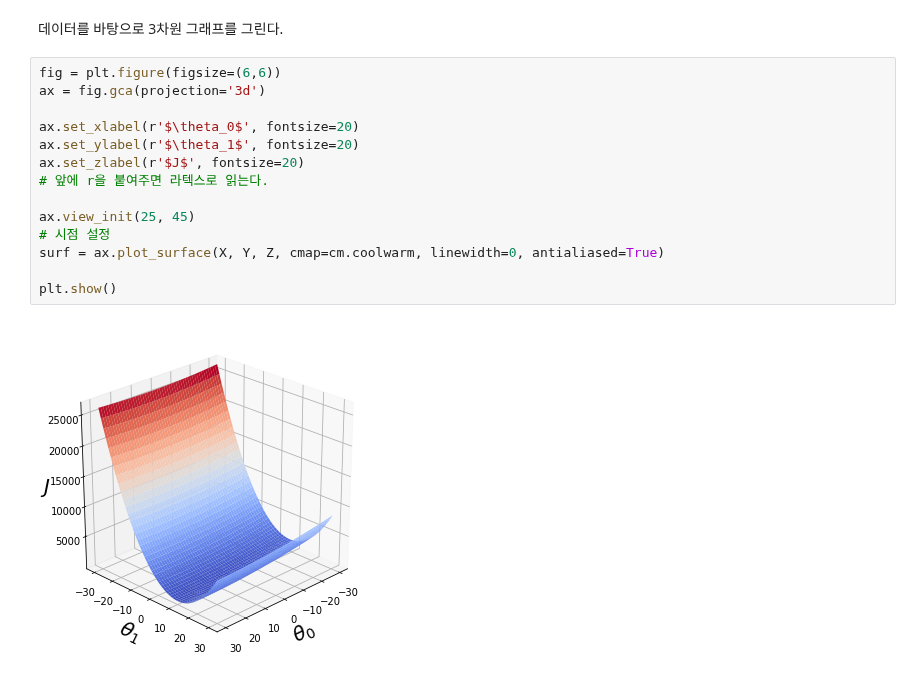
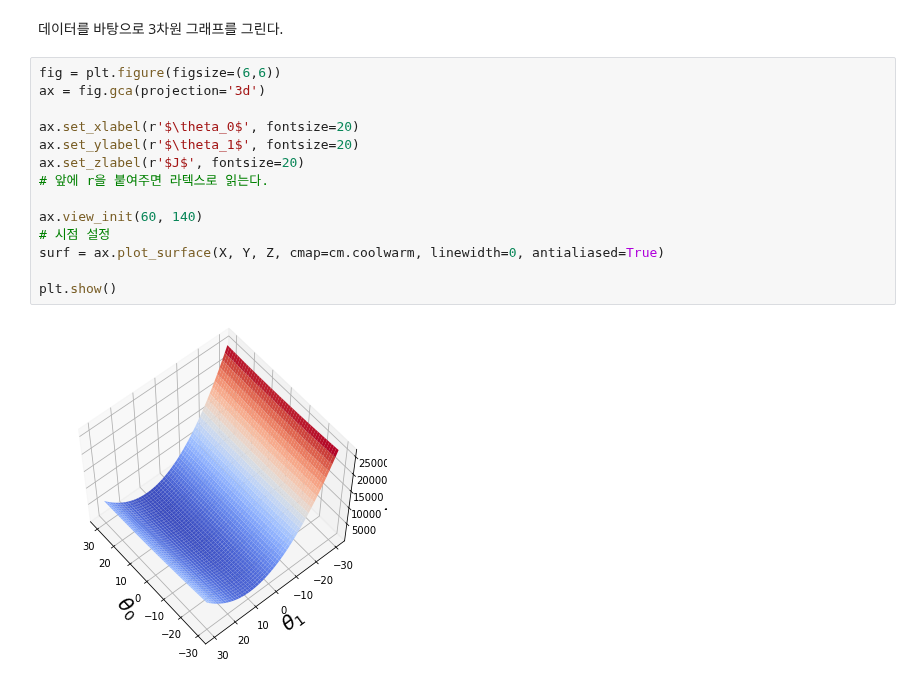
Before and after one commit to heebinYoo/assignment-02, a Jupyter notebook: assign02.ipynb, the cells around one changed output. Saved outputs shown, nothing was run; the diff lists cells and outputs as text.

```diff
--- a/assign02.ipynb
+++ b/assign02.ipynb
@@ -264,11 +270,11 @@
 ax.set_ylabel(r'$\theta_1$', fontsize=20)
 ax.set_zlabel(r'$J$', fontsize=20)
 # 앞에 r을 붙여주면 라텍스로 읽는다.
 
-ax.view_init(25, 45)
+ax.view_init(60, 140)
 # 시점 설정
 surf = ax.plot_surface(X, Y, Z, cmap=cm.coolwarm, linewidth=0, antialiased=True)
 
 plt.show()
 # %% [output]
-[figure, old version]
+[figure, new version]
```
Also changed, not shown: parts of 9 cells of this notebook.
